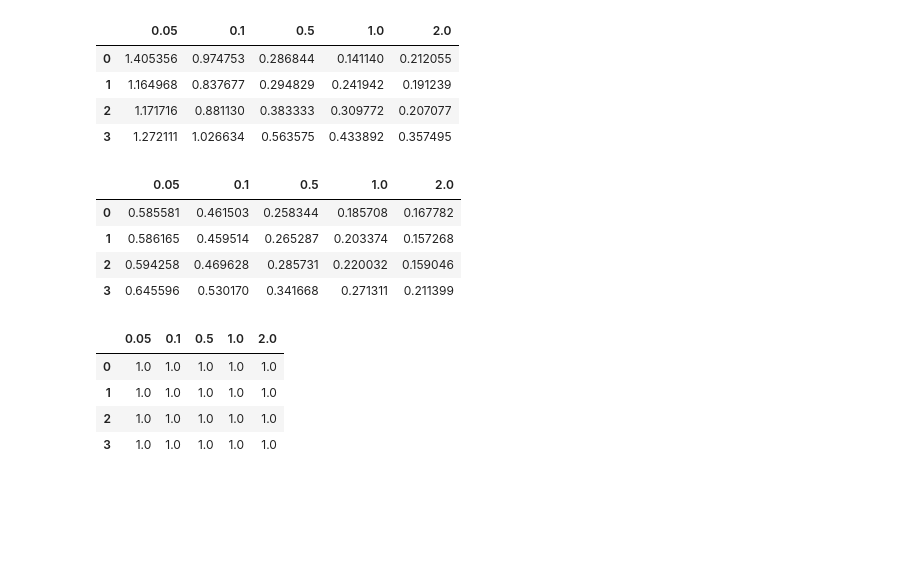
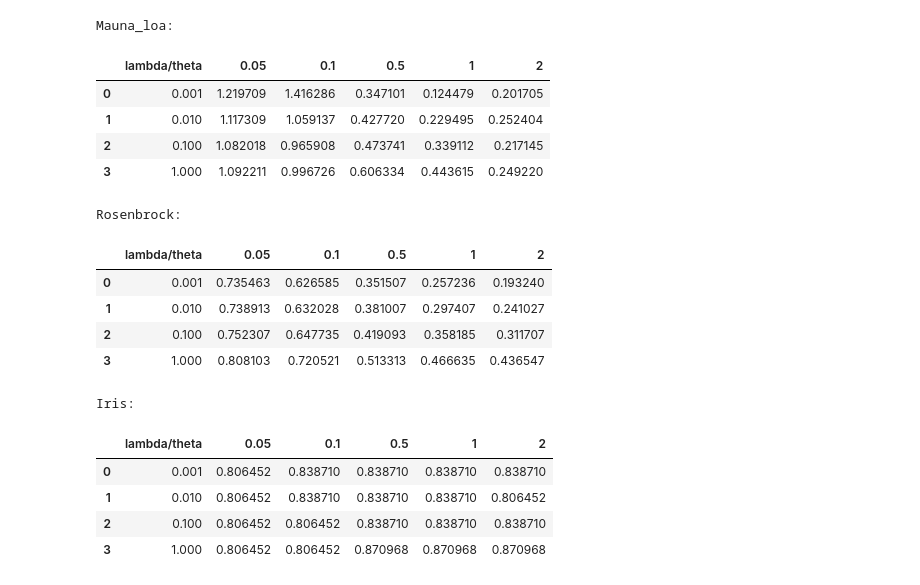
Before and after one commit to Joanna-Zhou/Data-and-ML, a Jupyter notebook: GLM/Assignment2-GLM.ipynb, the cells around one changed output. Saved outputs shown, nothing was run; the diff lists cells and outputs as text; code cells hidden in the pictures; blank space fills up the shorter version.

```diff
--- a/GLM/Assignment2-GLM.ipynb
+++ b/GLM/Assignment2-GLM.ipynb
@@ -384,8 +465,7 @@ class Kernels:
 # %%
-######### Q3 #########
 _THETA = [0.05, 0.1, 0.5, 1, 2]
 _LAMB = [0.001, 0.01, 0.1, 1]
-# _DATASET = [('mauna_loa', 'regression'), ('rosenbrock', 'regression'), ('iris', 'classification')]
+_DATASET = [('mauna_loa', 'regression'), ('rosenbrock', 'regression'), ('iris', 'classification')]
 # _THETA = [0.05]
 # _LAMB = [0.001]
 # _DATASET = [('mauna_loa', 'regression'), ('rosenbrock', 'regression'), ('iris', 'classification')]
@@ -393,17 +473,16 @@ _LAMB = [0.001, 0.01, 0.1, 1]
 RMSE = {}
 for (dataset, task) in _DATASET:
     print('Processing dataset', dataset, '...')
-    RMSE[dataset] = {}
+    RMSE[dataset] = {'lambda/theta': _LAMB}
     glm = GLM(dataset)
     for theta in _THETA:
         RMSE[dataset][theta] = []
         for lamb in _LAMB:
             glm.setParameters(method='kernel', model='gaussian', lamb=lamb, theta=theta)
             if task == 'regression':
-                RMSE[dataset][theta].append(glm.runRegression('test'))
+                RMSE[dataset][theta].append(glm.runRegression('validation', graph = 'off'))
             elif task == 'classification':
-                RMSE[dataset][theta].append(glm.runClassification('test'))
+                RMSE[dataset][theta].append(glm.runClassification('validation'))
 RMSE_mauna_loa, RMSE_rosenbrock, RMSE_iris = pd.DataFrame(RMSE['mauna_loa']), pd.DataFrame(RMSE['rosenbrock']), pd.DataFrame(RMSE['iris'])
-print(RMSE_mauna_loa, RMSE_rosenbrock, RMSE_iris)
 # %% [output]
 Processing dataset mauna_loa ...
@@ -422,24 +491,30 @@ Processing dataset mauna_loa ...
-# %%
-display(RMSE_mauna_loa)
-# %% [output]
-|  | 0.05 | 0.1 | 0.5 | 1.0 | 2.0 |
-| 0 | 1.405356 | 0.974753 | 0.286844 | 0.141140 | 0.212055 |
-| 1 | 1.164968 | 0.837677 | 0.294829 | 0.241942 | 0.191239 |
-| 2 | 1.171716 | 0.881130 | 0.383333 | 0.309772 | 0.207077 |
-| 3 | 1.272111 | 1.026634 | 0.563575 | 0.433892 | 0.357495 |
-# %%
-display(RMSE_rosenbrock)
-# %% [output]
-|  | 0.05 | 0.1 | 0.5 | 1.0 | 2.0 |
-| 0 | 0.585581 | 0.461503 | 0.258344 | 0.185708 | 0.167782 |
-| 1 | 0.586165 | 0.459514 | 0.265287 | 0.203374 | 0.157268 |
-| 2 | 0.594258 | 0.469628 | 0.285731 | 0.220032 | 0.159046 |
-| 3 | 0.645596 | 0.530170 | 0.341668 | 0.271311 | 0.211399 |
-# %%
-display(RMSE_iris)
-# %% [output]
-|  | 0.05 | 0.1 | 0.5 | 1.0 | 2.0 |
-| 0 | 1.0 | 1.0 | 1.0 | 1.0 | 1.0 |
-| 1 | 1.0 | 1.0 | 1.0 | 1.0 | 1.0 |
-| 2 | 1.0 | 1.0 | 1.0 | 1.0 | 1.0 |
-| 3 | 1.0 | 1.0 | 1.0 | 1.0 | 1.0 |
+# %%
+print('Mauna_loa:')
+display(RMSE_mauna_loa)
+print('Rosenbrock:')
+display(RMSE_rosenbrock)
+print('Iris:')
+display(RMSE_iris)
+with open('Table_Q3.tex','w') as tf:
+    tf.write(RMSE_mauna_loa.to_latex())
+    tf.write(RMSE_rosenbrock.to_latex())
+    tf.write(RMSE_iris.to_latex())
+# %% [output]
+Mauna_loa:
+|  | lambda/theta | 0.05 | 0.1 | 0.5 | 1 | 2 |
+| 0 | 0.001 | 1.219709 | 1.416286 | 0.347101 | 0.124479 | 0.201705 |
+| 1 | 0.010 | 1.117309 | 1.059137 | 0.427720 | 0.229495 | 0.252404 |
+| 2 | 0.100 | 1.082018 | 0.965908 | 0.473741 | 0.339112 | 0.217145 |
+| 3 | 1.000 | 1.092211 | 0.996726 | 0.606334 | 0.443615 | 0.249220 |
+Rosenbrock:
+|  | lambda/theta | 0.05 | 0.1 | 0.5 | 1 | 2 |
+| 0 | 0.001 | 0.735463 | 0.626585 | 0.351507 | 0.257236 | 0.193240 |
+| 1 | 0.010 | 0.738913 | 0.632028 | 0.381007 | 0.297407 | 0.241027 |
+| 2 | 0.100 | 0.752307 | 0.647735 | 0.419093 | 0.358185 | 0.311707 |
+| 3 | 1.000 | 0.808103 | 0.720521 | 0.513313 | 0.466635 | 0.436547 |
+Iris:
+|  | lambda/theta | 0.05 | 0.1 | 0.5 | 1 | 2 |
+| 0 | 0.001 | 0.806452 | 0.838710 | 0.838710 | 0.838710 | 0.838710 |
+| 1 | 0.010 | 0.806452 | 0.838710 | 0.838710 | 0.838710 | 0.806452 |
+| 2 | 0.100 | 0.806452 | 0.806452 | 0.838710 | 0.838710 | 0.838710 |
+| 3 | 1.000 | 0.806452 | 0.806452 | 0.870968 | 0.870968 | 0.870968 |
```
Also changed, not shown: parts of 15 cells of this notebook, 48 other files.
